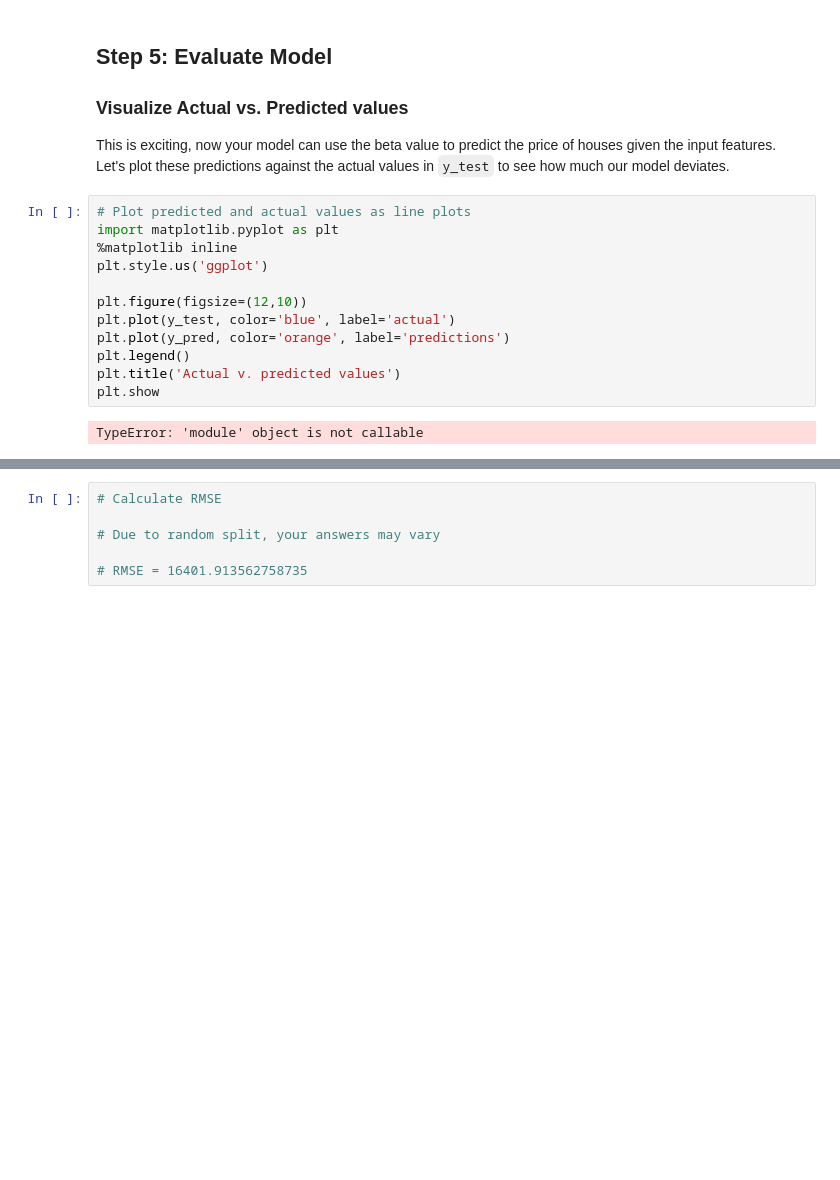
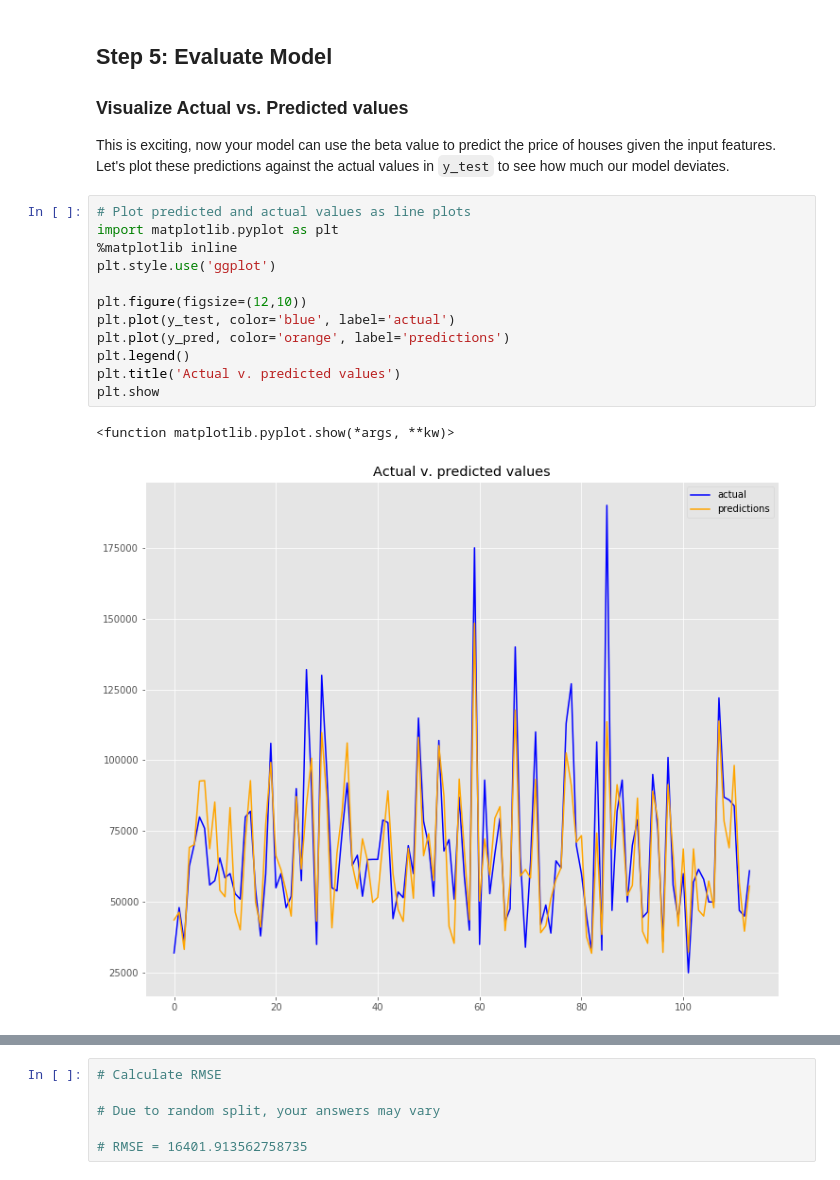
Before and after one commit to zapatos24/dsc-linalg-regression-lab-nyc-ds-060319, a Jupyter notebook: index.ipynb, the cells around one changed output, grey strips where cells are left out. Drawn from its saved outputs; the diff is of its cells as text; blank space fills up the shorter version.

```diff
--- a/index.ipynb
+++ b/index.ipynb
@@ -191,17 +191,18 @@ This is exciting, now your model can use the beta value to predict the price of
 # %%
 # Plot predicted and actual values as line plots
 import matplotlib.pyplot as plt
 %matplotlib inline
-plt.style.us('ggplot')
+plt.style.use('ggplot')
 
 plt.figure(figsize=(12,10))
 plt.plot(y_test, color='blue', label='actual')
 plt.plot(y_pred, color='orange', label='predictions')
 plt.legend()
 plt.title('Actual v. predicted values')
 plt.show
 # %% [output]
-TypeError: 'module' object is not callable
+<function matplotlib.pyplot.show(*args, **kw)>
+[figure, added]
 # %% [markdown]
 <img src ="images/diff.png" width="750">
 
```
